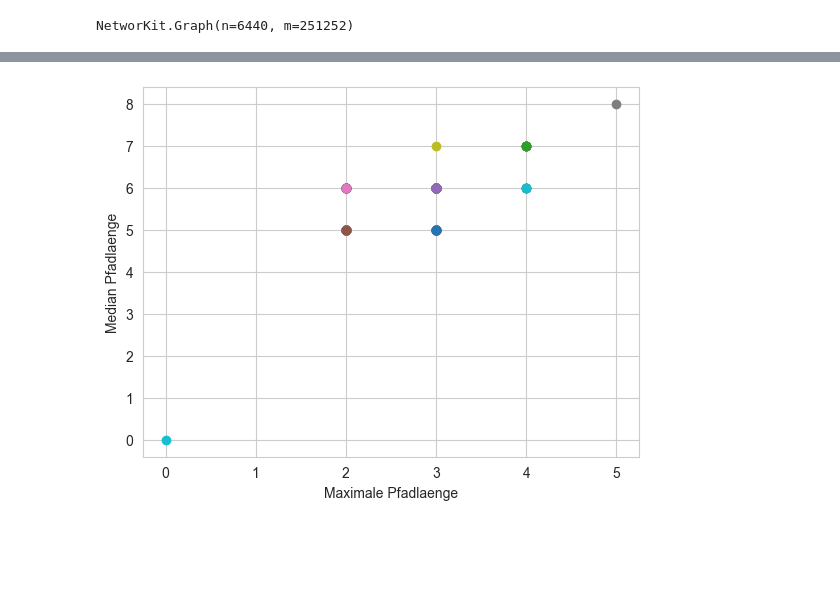
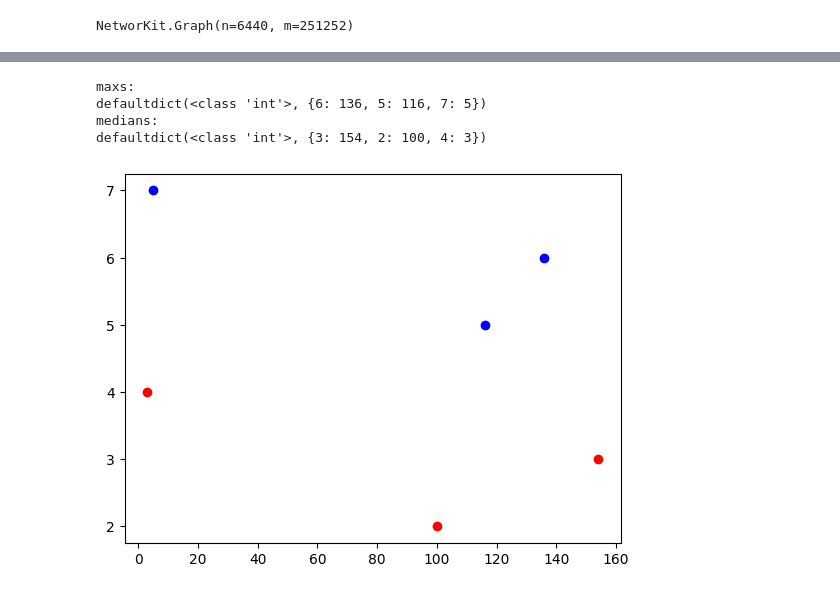
Before and after one commit to Akkyen/Hausaufgaben, a Jupyter notebook: Hausaufgabe1.ipynb, the cells around one changed output, grey strips where cells are left out. Saved outputs shown, nothing was run; the diff lists cells and outputs as text; code cells hidden in the pictures; blank space fills up the shorter version.

```diff
--- a/Hausaufgabe1.ipynb
+++ b/Hausaufgabe1.ipynb
@@ -37,28 +37,44 @@ Calculating best minimal value for power law fit
-# %%
-import math
-import numpy as np
-from networkit.distance import BFS
-
-valuePairs = list(tuple())
-
-plt.xlabel("Maximale Pfadlaenge")
-plt.ylabel("Median Pfadlaenge")
-
-for i in range(math.floor(lzhk.numberOfNodes()/25)):
-    v = 0 + (i * 25)
-
-    bfs = BFS(lzhk, v)
-    bfs.run()
-
-
-    bfsdist = list(bfs.getDistances())
-
-    bfsdistnumpy = np.array(bfsdist)
-
-    bfsdistnumpy = bfsdistnumpy[bfsdistnumpy < 100000]
-
-    plt.scatter(np.median(bfsdistnumpy), np.max(bfsdistnumpy))
-
-plt.show()
-# %% [output]
-[figure, removed]
+# %%
+import math
+from collections import Counter, defaultdict
+from networkit import distance
+from itertools import islice
+import numpy as np
+
+valuePairs = list(tuple())
+
+medians = defaultdict(int)
+maxs = defaultdict(int)
+
+sources = list(islice(lzhk.iterNodes(), None, lzhk.numberOfNodes(), 25))
+
+spsp = distance.SPSP(lzhk, sources)
+spsp.run()
+
+npDistances = np.asarray(spsp.getDistances())
+
+for distance in npDistances:
+    upDistance = distance[distance < 100000]
+    upDistance = upDistance[upDistance > 1]
+
+    medians[int(np.median(upDistance))] += 1
+    maxs[int(np.max(upDistance))] += 1
+
+print("maxs: ")
+print(maxs)
+print("medians: ")
+print(medians)
+# %% [output]
+maxs:
+defaultdict(<class 'int'>, {6: 136, 5: 116, 7: 5})
+medians:
+defaultdict(<class 'int'>, {3: 154, 2: 100, 4: 3})
+# %%
+for key in medians.keys():
+    plt.scatter(medians[key], key, color="red")
+
+for key in maxs.keys():
+    plt.scatter(maxs[key], key, color="blue")
+plt.show()
+# %% [output]
+[figure, added]
```
Also changed, not shown: parts of 2 cells of this notebook.
